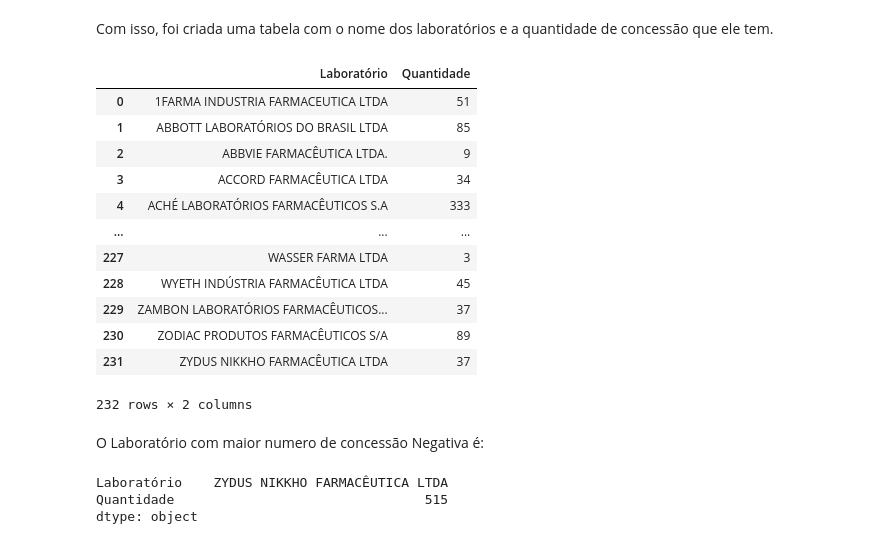
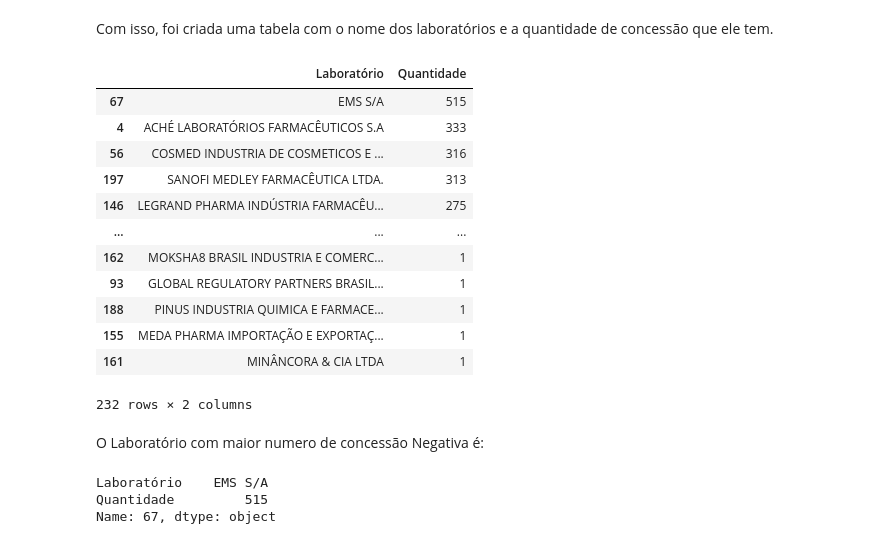
Before and after one commit to lazarobodevan/TP-CienciaDosDados-3861-3865, a Jupyter notebook: ProjetoCienciaDosDados.ipynb, the cells around one changed output. Cells and saved outputs as stored; diff of their text form; code cells hidden in the pictures.

```diff
--- a/ProjetoCienciaDosDados.ipynb
+++ b/ProjetoCienciaDosDados.ipynb
@@ -543,26 +557,28 @@ Com isso, foi criada uma tabela com o nome dos laboratórios e a quantidade de c
 # %%
 lab_quantidade = pd.DataFrame({'Laboratório': nomesLabs,
                    'Quantidade': quantidadeNEG})
 lab_quantidade
+df3 = lab_quantidade.sort_values('Quantidade', ascending=False)
+df3
 # %% [output]
 |  | Laboratório | Quantidade |
-| 0 | 1FARMA INDUSTRIA FARMACEUTICA LTDA | 51 |
-| 1 | ABBOTT LABORATÓRIOS DO BRASIL LTDA | 85 |
-| 2 | ABBVIE FARMACÊUTICA LTDA. | 9 |
-| 3 | ACCORD FARMACÊUTICA LTDA | 34 |
+| 67 | EMS S/A | 515 |
 | 4 | ACHÉ LABORATÓRIOS FARMACÊUTICOS S.A | 333 |
+| 56 | COSMED INDUSTRIA DE COSMETICOS E ... | 316 |
+| 197 | SANOFI MEDLEY FARMACÊUTICA LTDA. | 313 |
+| 146 | LEGRAND PHARMA INDÚSTRIA FARMACÊU... | 275 |
 | ... | ... | ... |
-| 227 | WASSER FARMA LTDA | 3 |
-| 228 | WYETH INDÚSTRIA FARMACÊUTICA LTDA | 45 |
-| 229 | ZAMBON LABORATÓRIOS FARMACÊUTICOS... | 37 |
-| 230 | ZODIAC PRODUTOS FARMACÊUTICOS S/A | 89 |
-| 231 | ZYDUS NIKKHO FARMACÊUTICA LTDA | 37 |
+| 162 | MOKSHA8 BRASIL INDUSTRIA E COMERC... | 1 |
+| 93 | GLOBAL REGULATORY PARTNERS BRASIL... | 1 |
+| 188 | PINUS INDUSTRIA QUIMICA E FARMACE... | 1 |
+| 155 | MEDA PHARMA IMPORTAÇÃO E EXPORTAÇ... | 1 |
+| 161 | MINÂNCORA & CIA LTDA | 1 |
 232 rows × 2 columns
 # %% [markdown]
 O Laboratório com maior numero de concessão Negativa é:
-# %%
-lab_quantidade.max()
-# %% [output]
-Laboratório    ZYDUS NIKKHO FARMACÊUTICA LTDA
-Quantidade                                515
-dtype: object
+# %%
+df3.loc[67]
+# %% [output]
+Laboratório    EMS S/A
+Quantidade         515
+Name: 67, dtype: object
```
Also changed, not shown: parts of 10 cells of this notebook.
